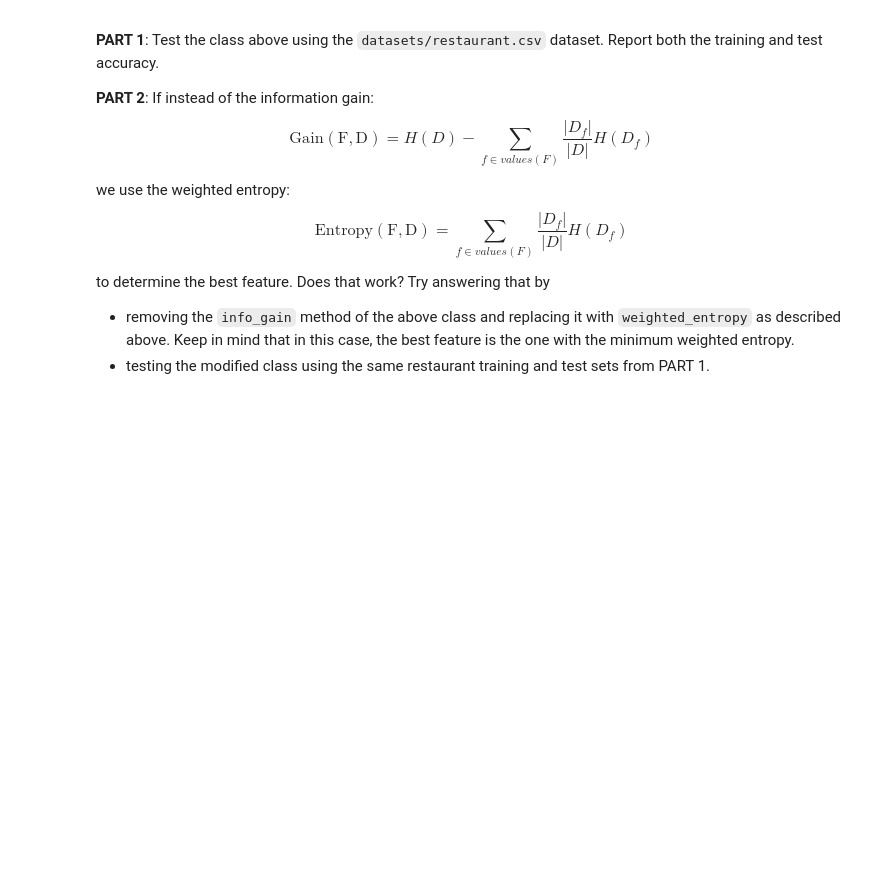
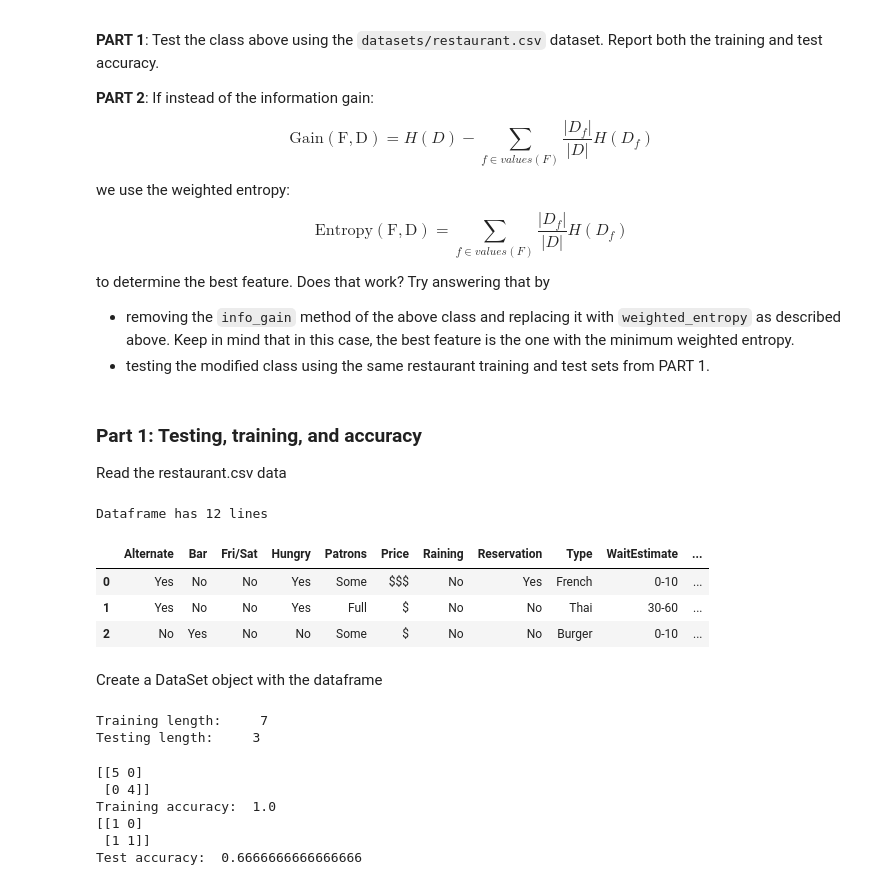
Before and after one commit to russhopper/cs6600-notebooks, a Jupyter notebook: 04-decision_trees.ipynb, the cells around one changed output. Cells and saved outputs as stored; diff of their text form; code cells hidden in the pictures; blank space fills up the shorter version.

```diff
--- a/04-decision_trees.ipynb
+++ b/04-decision_trees.ipynb
@@ -372,3 +378,20 @@ $${\displaystyle \operatorname {Entropy(F,D)} = \sum_{f \in values(F)}\frac{|D_f
 to determine the best feature. Does that work? Try answering that by
 * removing the `info_gain` method of the above class and replacing it with `weighted_entropy` as described above. Keep in mind that in this case, the best feature is the one with the minimum weighted entropy.
 * testing the modified class using the same restaurant training and test sets from PART 1.
+# %% [markdown]
+### Part 1: Testing, training, and accuracy
+Read the restaurant.csv data
+# %%
+df = pd.read_csv('datasets/restaurant.csv')
+print(f'Dataframe has {len(df)} lines')
+# %% [output]
+Dataframe has 12 lines
+# %%
+df.head(3)
+# %% [output]
+|  | Alternate | Bar | Fri/Sat | Hungry | Patrons | Price | Raining | Reservation | Type | WaitEstimate | ... |
+| 0 | Yes | No | No | Yes | Some | $$$ | No | Yes | French | 0-10 | ... |
+| 1 | Yes | No | No | Yes | Full | $ | No | No | Thai | 30-60 | ... |
+| 2 | No | Yes | No | No | Some | $ | No | No | Burger | 0-10 | ... |
+# %% [markdown]
+Create a DataSet object with the dataframe
@@ -374,0 +400,6 @@ to determine the best feature. Does that work? Try answering that by
+# %%
+train_1, test_1 = ds.train_test_split(test_portion=.3, shuffle=True, random_state=42)
+print(f'Training length: {len(train.examples):>5}\nTesting length: {len(test.examples):>5}')
+# %% [output]
+Training length:     7
+Testing length:     3
@@ -374,0 +408,17 @@ to determine the best feature. Does that work? Try answering that by
+# %%
+cm = my.confusion_matrix(train_1.examples.iloc[:,-1].values, dt_1.predict(train_1.examples.iloc[:,:-1]))
+accuracy = np.trace(cm) / np.sum(cm)
+print(cm)
+print('Training accuracy: ', accuracy)
+
+cm = my.confusion_matrix(test_1.examples.iloc[:,-1].values, dt_1.predict(test_1.examples.iloc[:,:-1]))
+accuracy = np.trace(cm) / np.sum(cm)
+print(cm)
+print('Test accuracy: ', accuracy)
+# %% [output]
+[[5 0]
+ [0 4]]
+Training accuracy:  1.0
+[[1 0]
+ [1 1]]
+Test accuracy:  0.6666666666666666
```
Also changed, not shown: parts of 13 cells of this notebook, 2 other files.
